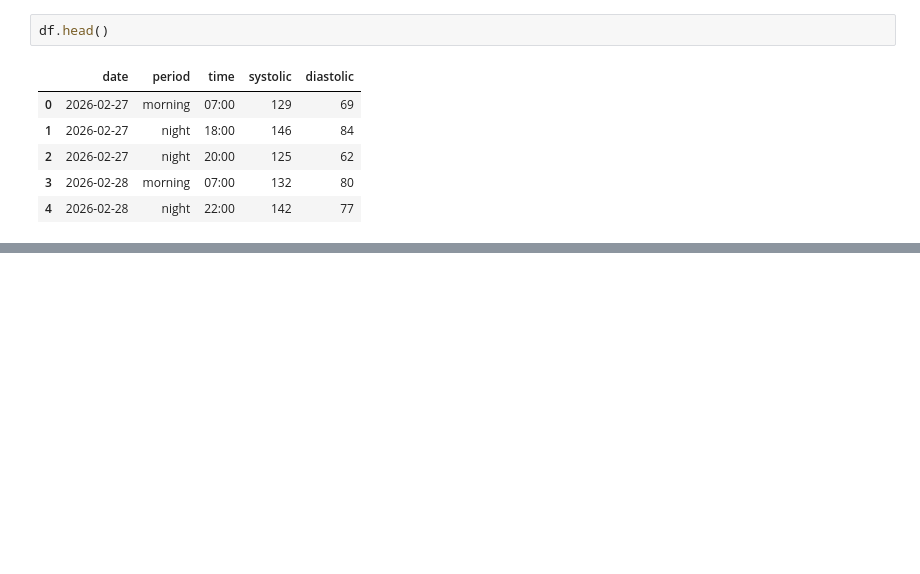
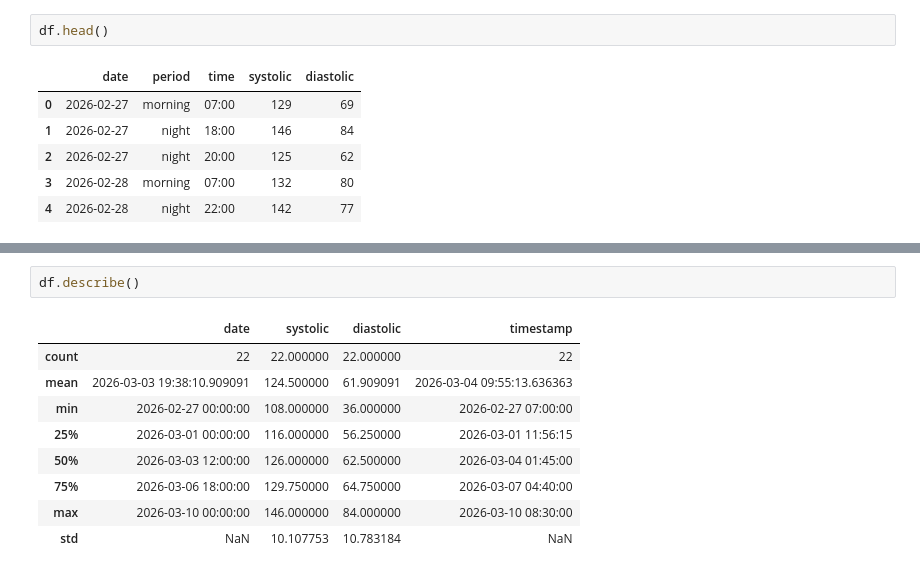
Before and after one commit to antoniobiasotti/bp-tracker-eda, a Jupyter notebook: notebooks/01_eda.ipynb, the cells around one changed output, grey strips where cells are left out. Cells and saved outputs as stored; diff of their text form; blank space fills up the shorter version.

```diff
--- a/notebooks/01_eda.ipynb
+++ b/notebooks/01_eda.ipynb
@@ -18,0 +67,12 @@ Index(['date', 'period', 'time', 'systolic', 'diastolic'], dtype='str')
+# %%
+df.describe()
+# %% [output]
+|  | date | systolic | diastolic | timestamp |
+| count | 22 | 22.000000 | 22.000000 | 22 |
+| mean | 2026-03-03 19:38:10.909091 | 124.500000 | 61.909091 | 2026-03-04 09:55:13.636363 |
+| min | 2026-02-27 00:00:00 | 108.000000 | 36.000000 | 2026-02-27 07:00:00 |
+| 25% | 2026-03-01 00:00:00 | 116.000000 | 56.250000 | 2026-03-01 11:56:15 |
+| 50% | 2026-03-03 12:00:00 | 126.000000 | 62.500000 | 2026-03-04 01:45:00 |
+| 75% | 2026-03-06 18:00:00 | 129.750000 | 64.750000 | 2026-03-07 04:40:00 |
+| max | 2026-03-10 00:00:00 | 146.000000 | 84.000000 | 2026-03-10 08:30:00 |
+| std | NaN | 10.107753 | 10.783184 | NaN |
```
Also changed, not shown: parts of 10 cells of this notebook.
